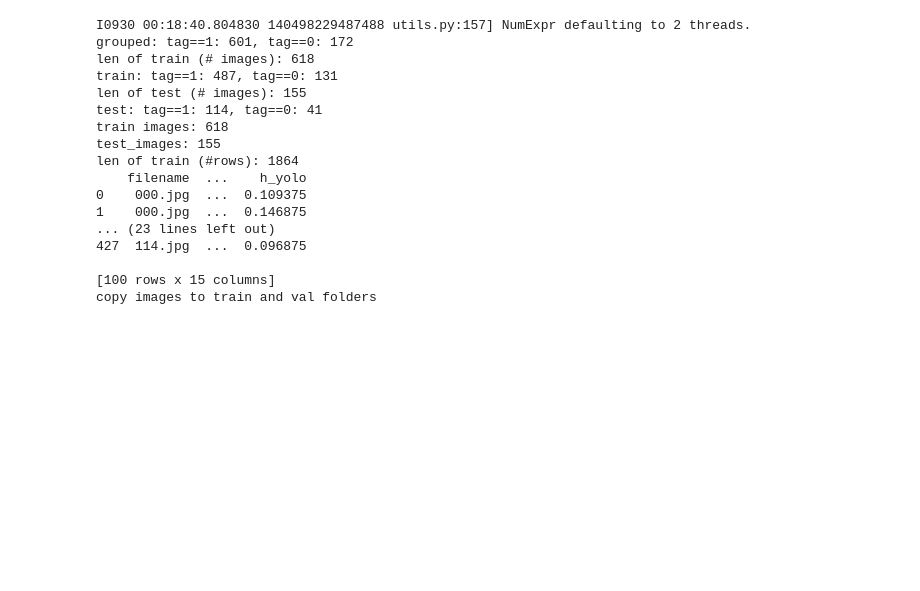
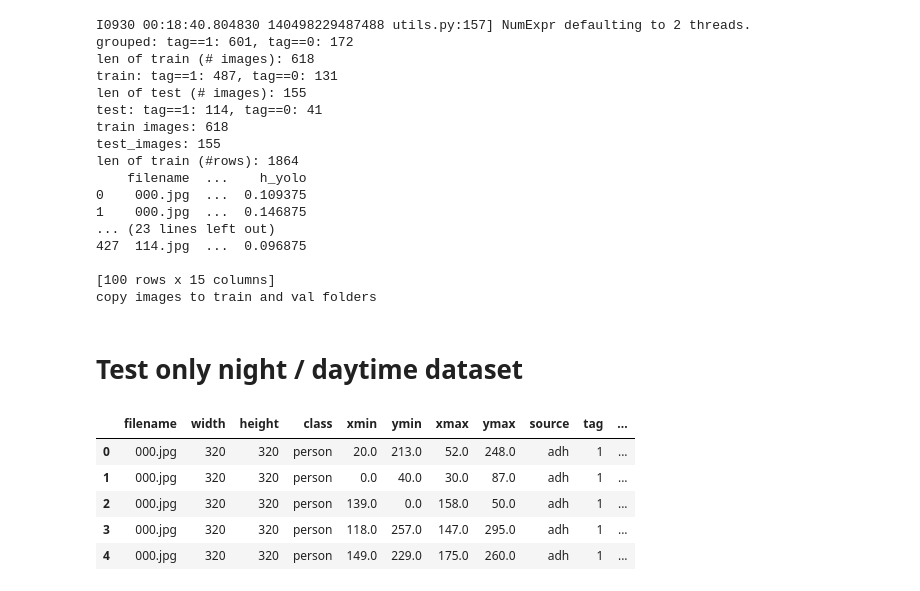
Before and after one commit to AllisonShen/UAV, a Jupyter notebook: Model/data_clean.ipynb, the cells around one changed output. Drawn from its saved outputs; the diff is of its cells as text; code cells hidden in the pictures; blank space fills up the shorter version.

Commit message:
test daytime & night

```diff
--- a/Model/data_clean.ipynb
+++ b/Model/data_clean.ipynb
@@ -1335,3 +1362,15 @@ len of train (#rows): 1864
 
 [100 rows x 15 columns]
 copy images to train and val folders
+# %% [markdown]
+# Test only night / daytime dataset
+# %%
+df_mixed_all = pd.read_csv(path_mixed_csv_320)
+df_mixed_all.head()
+# %% [output]
+|  | filename | width | height | class | xmin | ymin | xmax | ymax | source | tag | ... |
+| 0 | 000.jpg | 320 | 320 | person | 20.0 | 213.0 | 52.0 | 248.0 | adh | 1 | ... |
+| 1 | 000.jpg | 320 | 320 | person | 0.0 | 40.0 | 30.0 | 87.0 | adh | 1 | ... |
+| 2 | 000.jpg | 320 | 320 | person | 139.0 | 0.0 | 158.0 | 50.0 | adh | 1 | ... |
+| 3 | 000.jpg | 320 | 320 | person | 118.0 | 257.0 | 147.0 | 295.0 | adh | 1 | ... |
+| 4 | 000.jpg | 320 | 320 | person | 149.0 | 229.0 | 175.0 | 260.0 | adh | 1 | ... |
```
Also changed, not shown: parts of 15 cells of this notebook, 18 other files.
